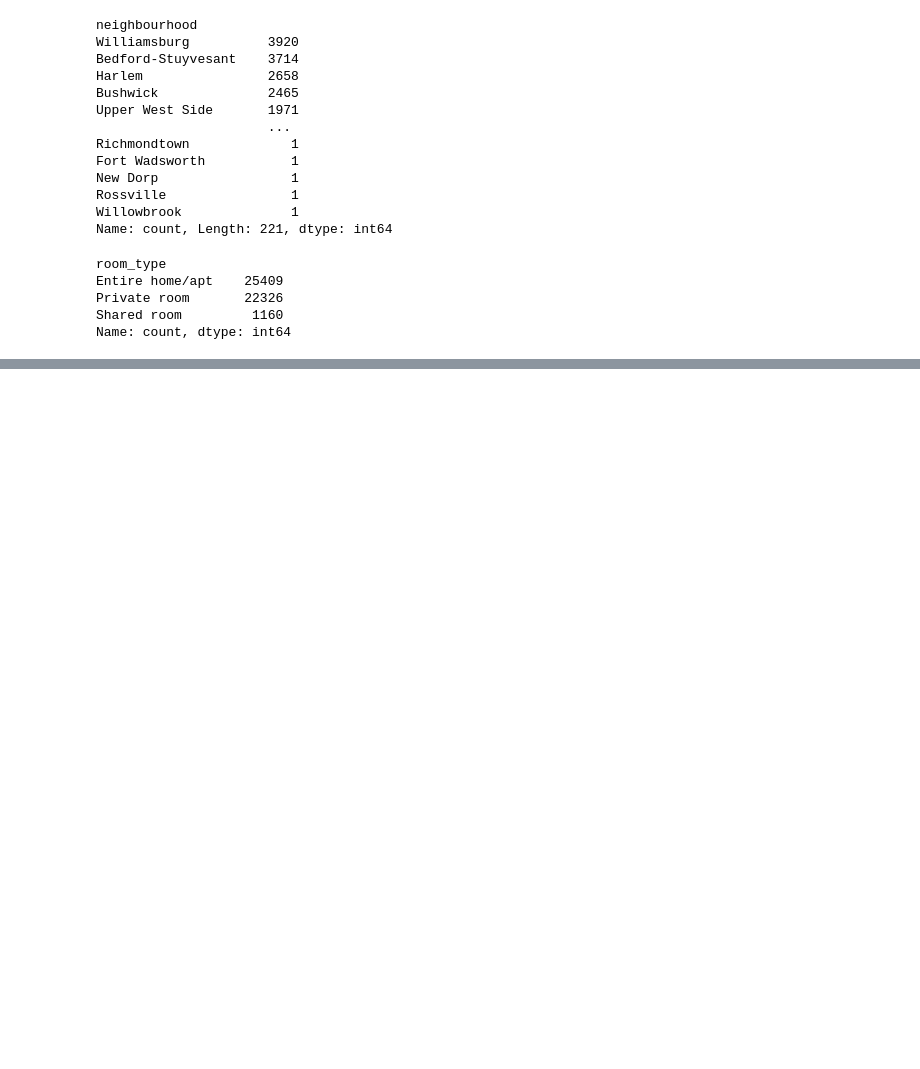
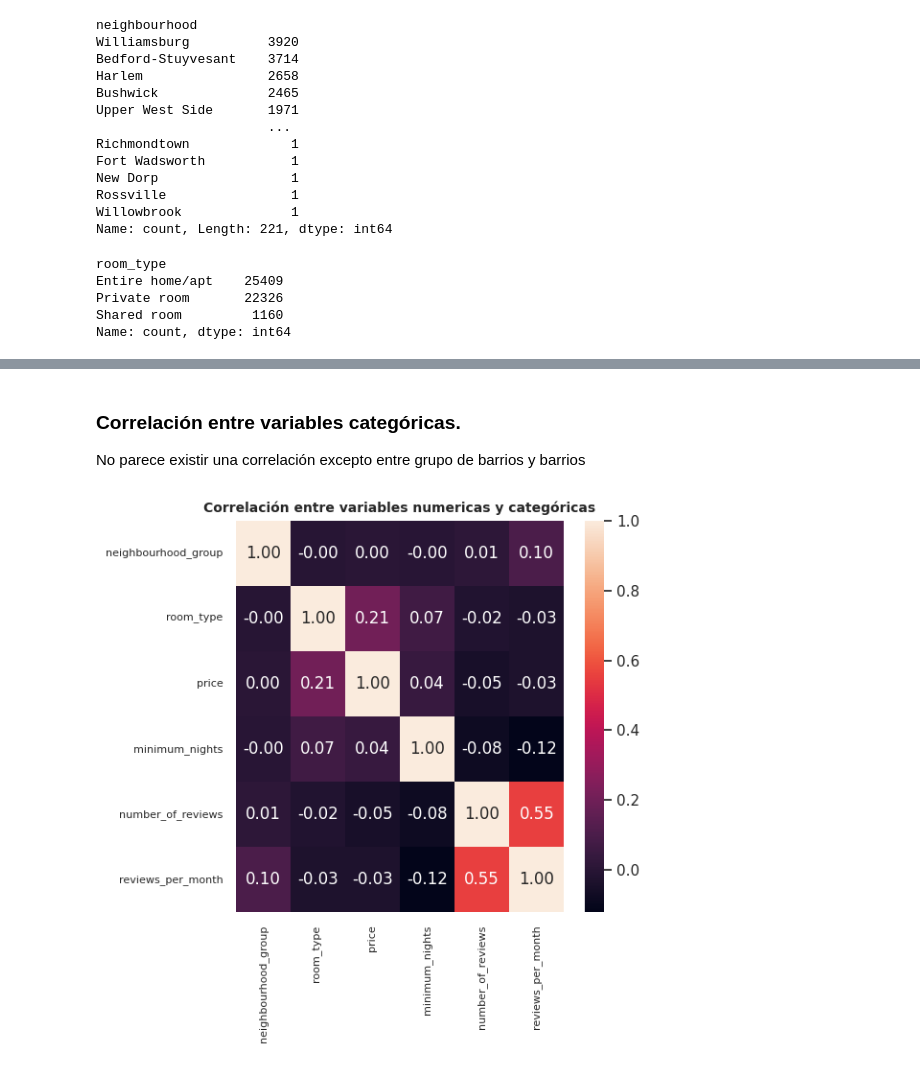
Before and after one commit to 4GeeksAcademy/antonio.romero.machine-learning-python-template, a Jupyter notebook: src/explore.ipynb, the cells around one changed output, grey strips where cells are left out. Cells and saved outputs as stored; diff of their text form; code cells hidden in the pictures; blank space fills up the shorter version.

```diff
--- a/src/explore.ipynb
+++ b/src/explore.ipynb
@@ -481,0 +379,19 @@ preprocess = ColumnTransformer(
+# %% [markdown]
+### Correlación entre variables categóricas.
+No parece existir una correlación excepto entre grupo de barrios y barrios
+# %%
+fig, axis = plt.subplots(figsize = (6, 6))
+
+sns.heatmap(df[["neighbourhood_group", "room_type", "price", "minimum_nights", "number_of_reviews", "reviews_per_month"]].corr(),
+annot = True,
+fmt = ".2f"),
+annot_kws={"size": 4},       # tamaño de los números dentro de las celdas
+cbar_kws={"shrink": 0.3}
+
+axis.set_title("Correlación entre variables numericas y categóricas", fontsize=10, fontweight="bold")
+axis.tick_params(labelsize=8)    # tamaño de etiquetas del eje
+plt.tight_layout()
+
+plt.show()
+# %% [output]
+[figure, added]
```
Also changed, not shown: parts of 35 cells of this notebook.
